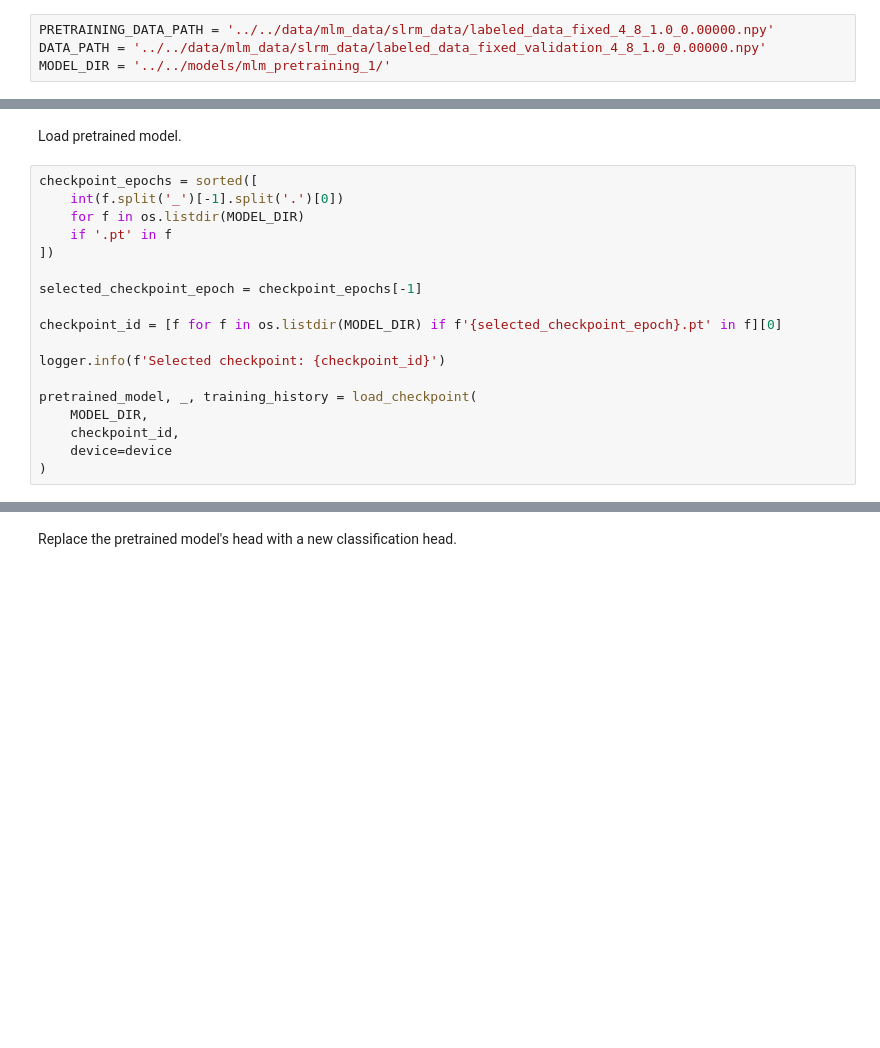
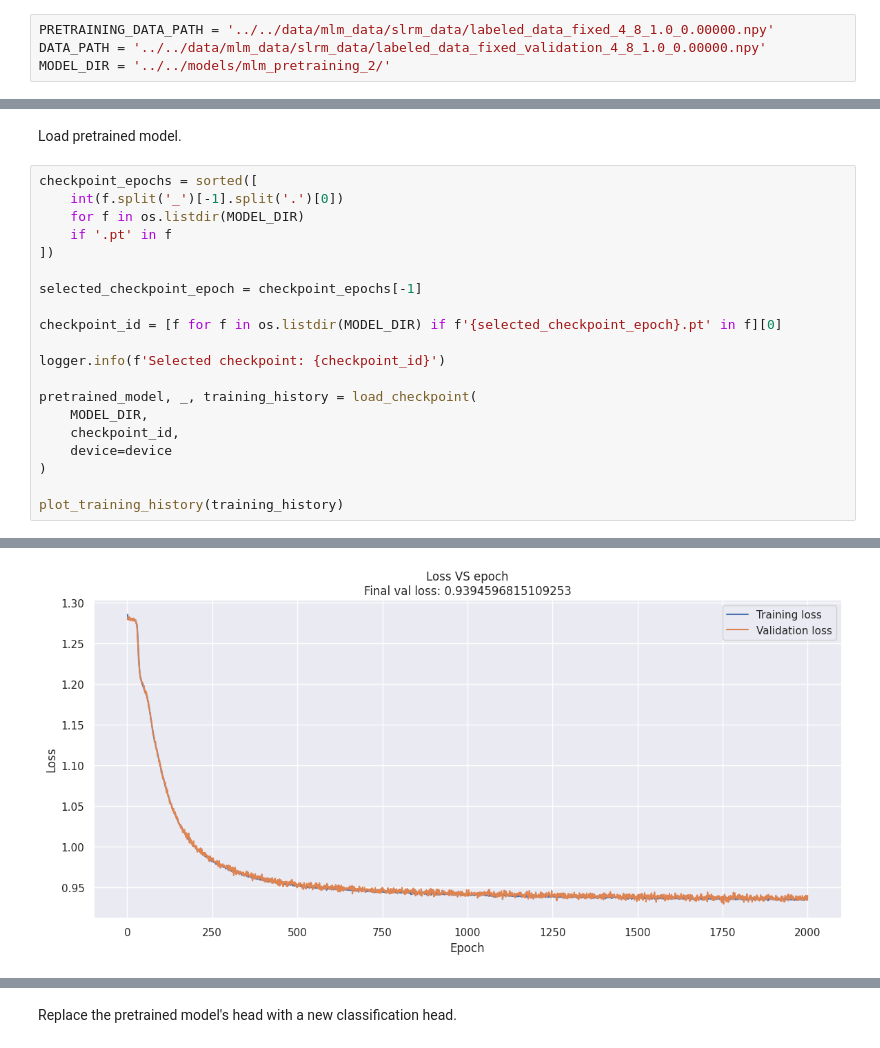
Before and after one commit to emanuele-moscato/tree-language, a Jupyter notebook: notebooks/fine_tuning/fine_tuning_root_inference.ipynb, the cells around one changed output, grey strips where cells are left out. Cells and saved outputs as stored; diff of their text form; blank space fills up the shorter version.

```diff
--- a/notebooks/fine_tuning/fine_tuning_root_inference.ipynb
+++ b/notebooks/fine_tuning/fine_tuning_root_inference.ipynb
@@ -23,7 +24,7 @@ logger = get_logger('fine_tuning_root_inference')
 # %%
 PRETRAINING_DATA_PATH = '../../data/mlm_data/slrm_data/labeled_data_fixed_4_8_1.0_0.00000.npy'
 DATA_PATH = '../../data/mlm_data/slrm_data/labeled_data_fixed_validation_4_8_1.0_0.00000.npy'
-MODEL_DIR = '../../models/mlm_pretraining_1/'
+MODEL_DIR = '../../models/mlm_pretraining_2/'
 # %% [markdown]
 Load data.
 # %%
@@ -84,4 +91,6 @@ pretrained_model, _, training_history = load_checkpoint(
     checkpoint_id,
     device=device
 )
+
+plot_training_history(training_history)
 # %% [output]
@@ -88,0 +98 @@ pretrained_model, _, training_history = load_checkpoint(
+[figure, added]
```
Also changed, not shown: parts of 13 cells of this notebook, 8 other files.
